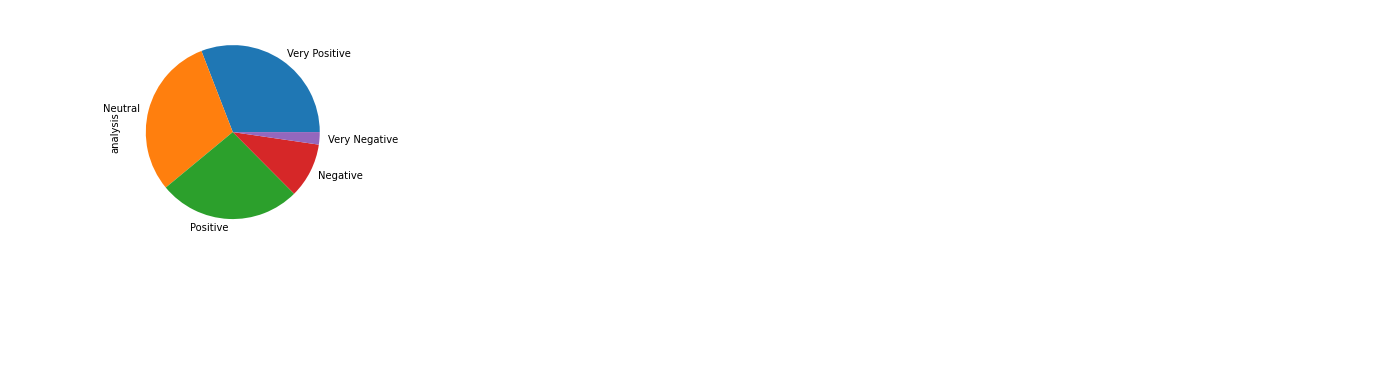
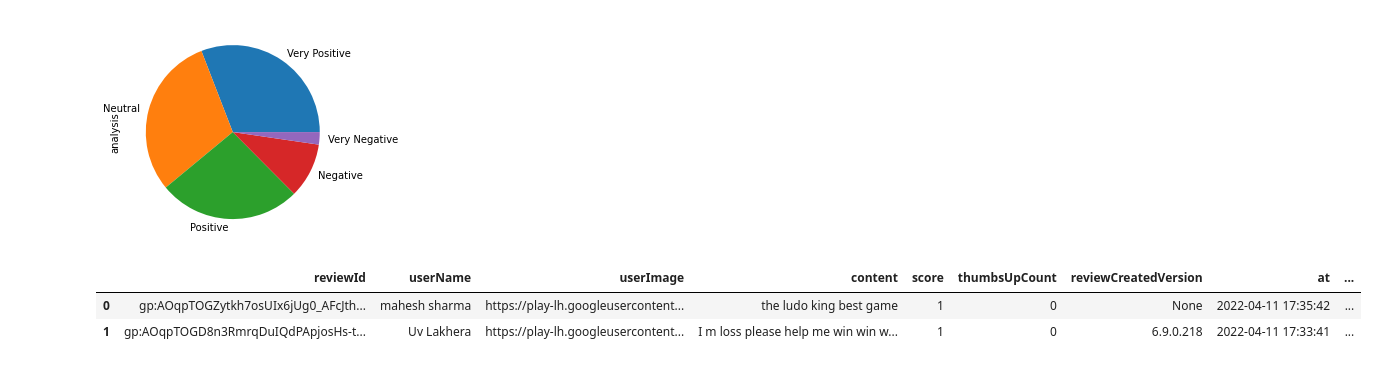
Before and after one commit to Rawat30/Google-Play-Store-Review-Sentiment-Analysis, a Jupyter notebook: code.ipynb, the cells around one changed output. Saved outputs shown, nothing was run; the diff lists cells and outputs as text; code cells hidden in the pictures; blank space fills up the shorter version.

```diff
--- a/code.ipynb
+++ b/code.ipynb
@@ -239,0 +245,10 @@ result['analysis'].value_counts()[:20].plot(kind='pie')
+# %%
+db = get_db()
+rdf = pd.read_sql(db.query(Review).filter(Review.app=="com.ludo.king").statement,create_engine('sqlite:///db.sqlite3'))
+rdfp = rdf.sort_values('polarity').copy()
+# %%
+rdf.head(2)
+# %% [output]
+|  | reviewId | userName | userImage | content | score | thumbsUpCount | reviewCreatedVersion | at | ... |
+| 0 | gp:AOqpTOGZytkh7osUIx6jUg0_AFcJth... | mahesh sharma | https://play-lh.googleusercontent... | the ludo king best game | 1 | 0 | None | 2022-04-11 17:35:42 | ... |
+| 1 | gp:AOqpTOGD8n3RmrqDuIQdPApjosHs-t... | Uv Lakhera | https://play-lh.googleusercontent... | I m loss please help me win win w... | 1 | 0 | 6.9.0.218 | 2022-04-11 17:33:41 | ... |
```
Also changed, not shown: parts of 6 cells of this notebook, 2 other files.
